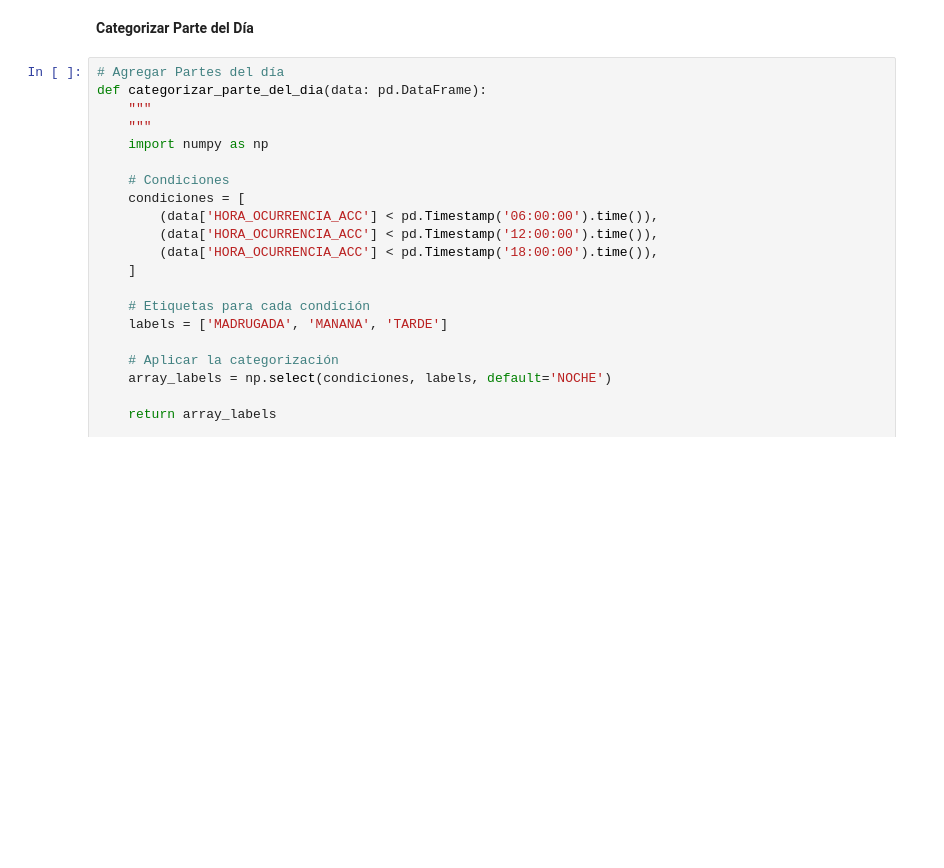
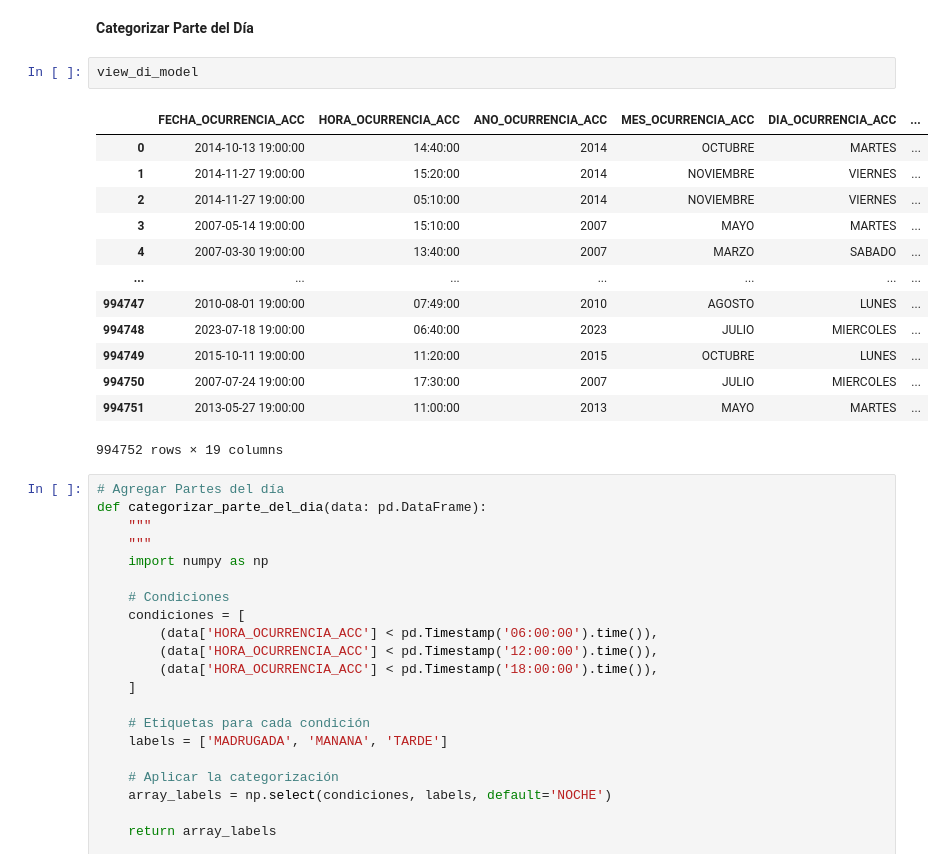
Before and after one commit to santiago-higuitau/ml_accident_bgta, a Jupyter notebook: notebooks/05_data_model_shiguitau.ipynb, the cells around one changed output. Cells and saved outputs as stored; diff of their text form; blank space fills up the shorter version.

```diff
--- a/notebooks/05_data_model_shiguitau.ipynb
+++ b/notebooks/05_data_model_shiguitau.ipynb
@@ -407,6 +407,22 @@ Name: count, dtype: int64
 view_di_model.drop(columns=['ENFUGA', 'MODALIDAD', 'DIRECCION', 'FECHA_HORA_ACC'], inplace=True)
 # %% [markdown]
 **Categorizar Parte del Día**
+# %%
+view_di_model
+# %% [output]
+|  | FECHA_OCURRENCIA_ACC | HORA_OCURRENCIA_ACC | ANO_OCURRENCIA_ACC | MES_OCURRENCIA_ACC | DIA_OCURRENCIA_ACC | ... |
+| 0 | 2014-10-13 19:00:00 | 14:40:00 | 2014 | OCTUBRE | MARTES | ... |
+| 1 | 2014-11-27 19:00:00 | 15:20:00 | 2014 | NOVIEMBRE | VIERNES | ... |
+| 2 | 2014-11-27 19:00:00 | 05:10:00 | 2014 | NOVIEMBRE | VIERNES | ... |
+| 3 | 2007-05-14 19:00:00 | 15:10:00 | 2007 | MAYO | MARTES | ... |
+| 4 | 2007-03-30 19:00:00 | 13:40:00 | 2007 | MARZO | SABADO | ... |
+| ... | ... | ... | ... | ... | ... | ... |
+| 994747 | 2010-08-01 19:00:00 | 07:49:00 | 2010 | AGOSTO | LUNES | ... |
+| 994748 | 2023-07-18 19:00:00 | 06:40:00 | 2023 | JULIO | MIERCOLES | ... |
+| 994749 | 2015-10-11 19:00:00 | 11:20:00 | 2015 | OCTUBRE | LUNES | ... |
+| 994750 | 2007-07-24 19:00:00 | 17:30:00 | 2007 | JULIO | MIERCOLES | ... |
+| 994751 | 2013-05-27 19:00:00 | 11:00:00 | 2013 | MAYO | MARTES | ... |
+994752 rows × 19 columns
 # %%
 # Agregar Partes del día
 def categorizar_parte_del_dia(data: pd.DataFrame):
```
Also changed, not shown: parts of 10 cells of this notebook, 8 other files.
